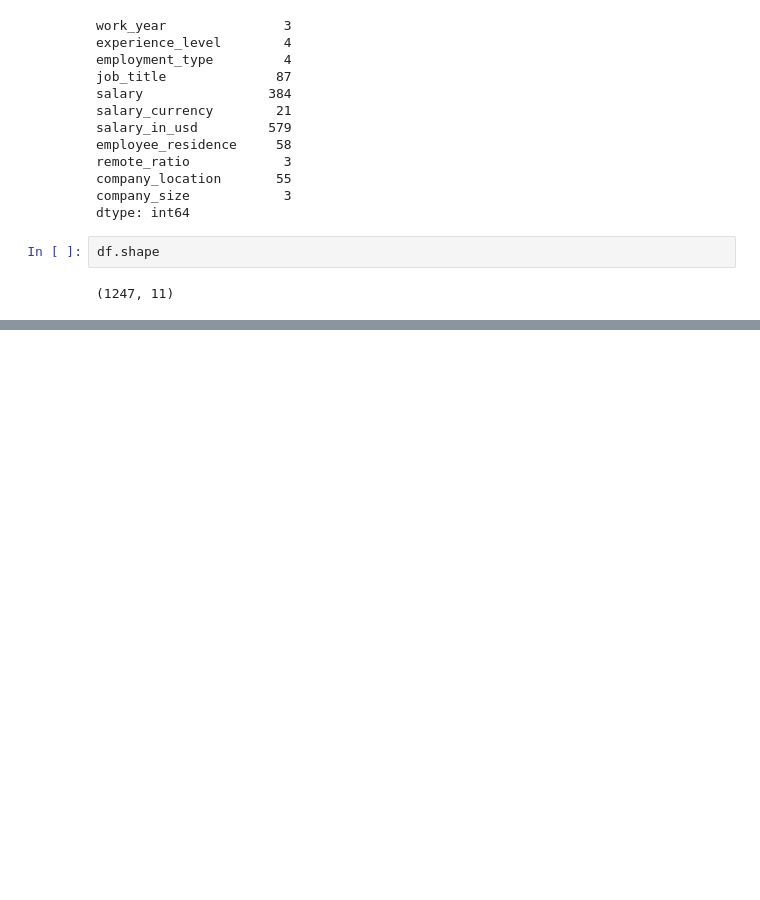
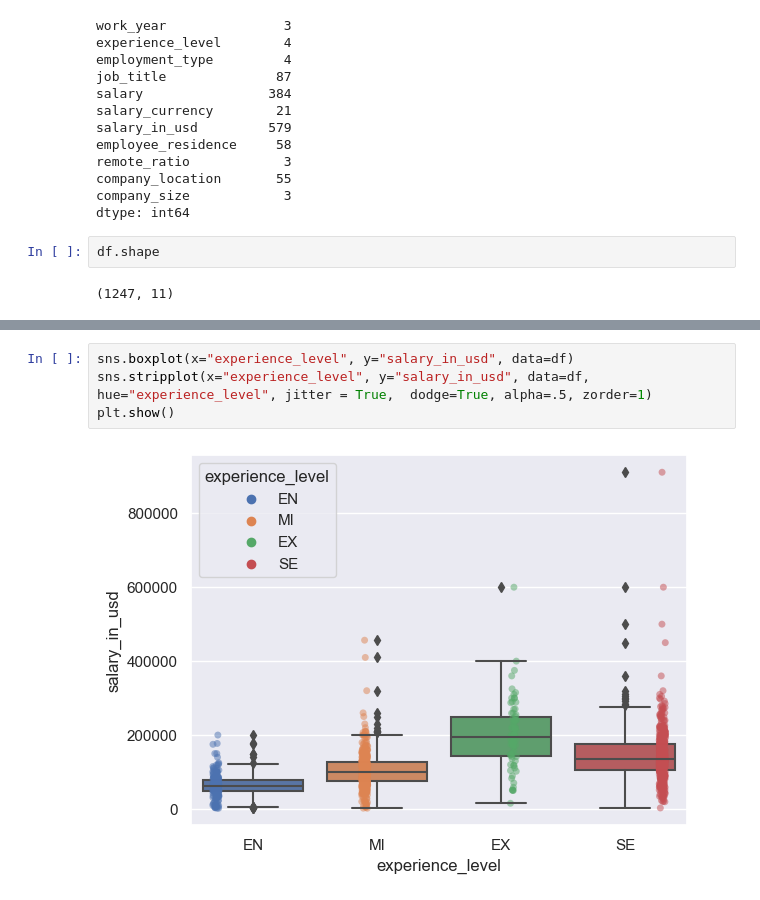
Before and after one commit to FoolAsphel/InformationSecurity, a Jupyter notebook: summary.ipynb, the cells around one changed output, grey strips where cells are left out. Cells and saved outputs as stored; diff of their text form; blank space fills up the shorter version.

```diff
--- a/summary.ipynb
+++ b/summary.ipynb
@@ -74,0 +69,6 @@ TypeError: Horizontal orientation requires numeric `x` variable.
+# %%
+sns.boxplot(x="experience_level", y="salary_in_usd", data=df)
+sns.stripplot(x="experience_level", y="salary_in_usd", data=df, hue="experience_level", jitter = True,  dodge=True, alpha=.5, zorder=1)
+plt.show()
+# %% [output]
+[figure, added]
```
Also changed, not shown: parts of 7 cells of this notebook, 1 other file.
